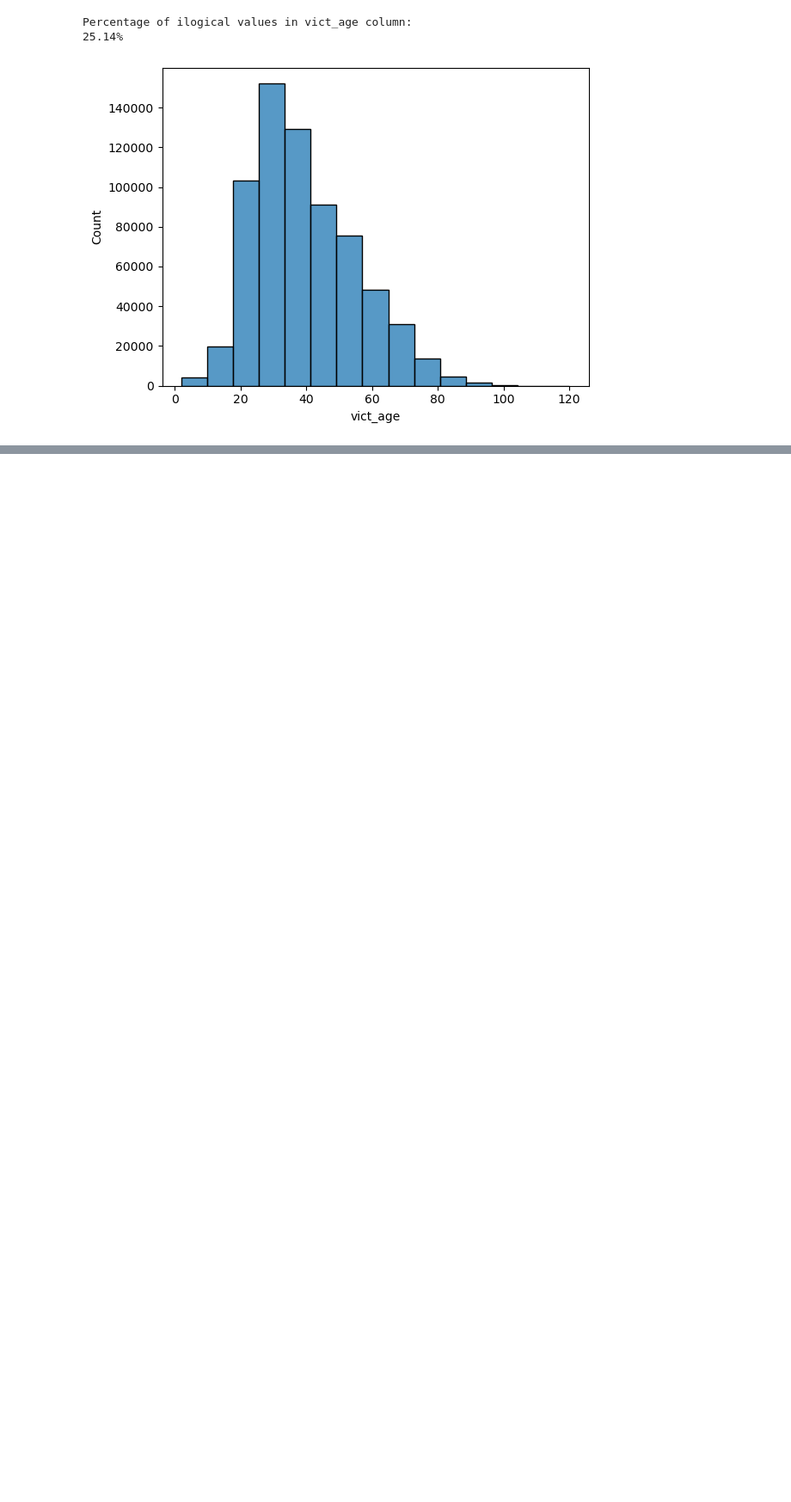
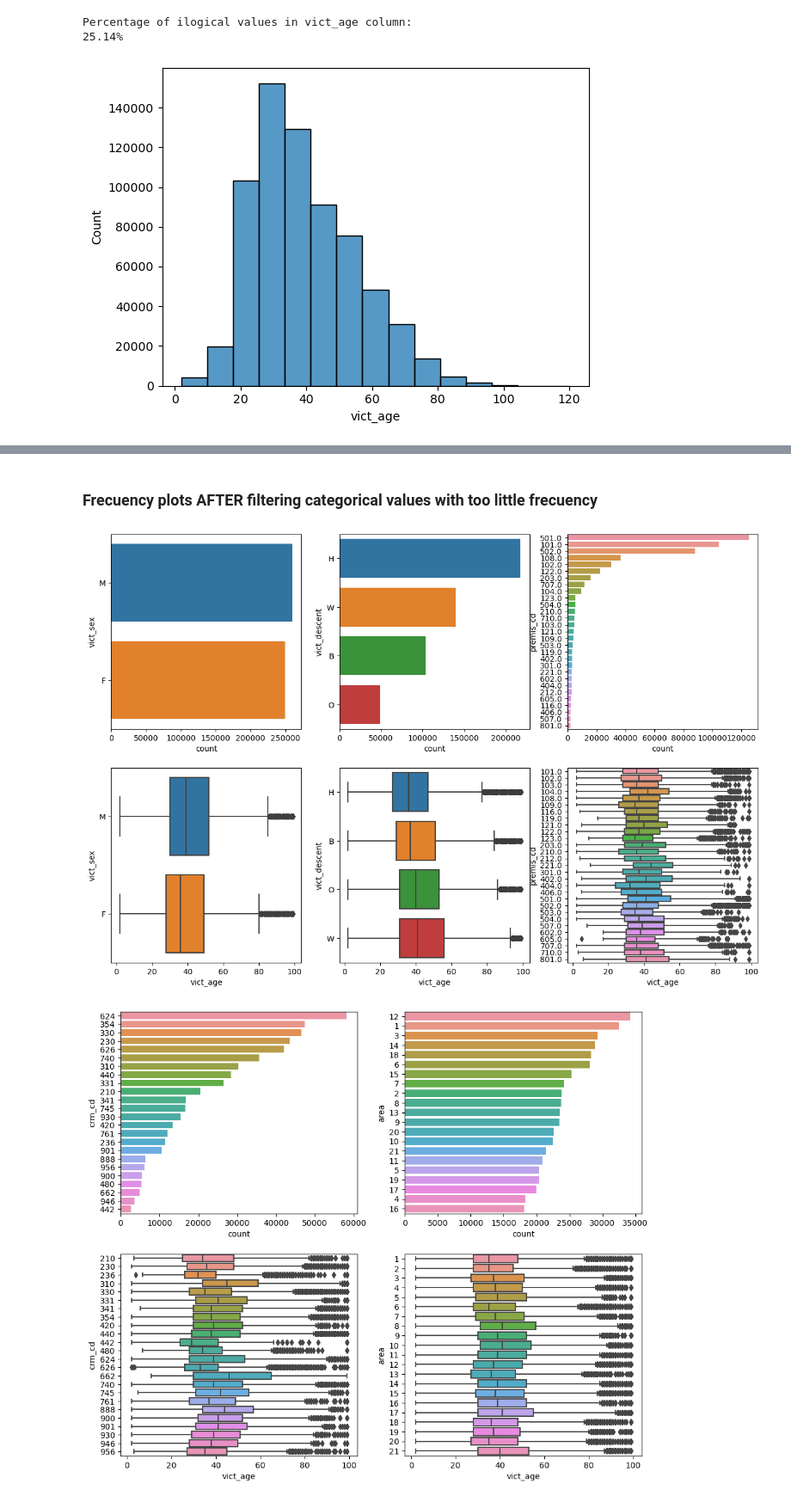
Before and after one commit to subramanyaJagadeesh/cmpe-255-crime-analysis, a Jupyter notebook: EDA.ipynb, the cells around one changed output, grey strips where cells are left out. Shown at 86% size. Cells and saved outputs as stored; diff of their text form; code cells hidden in the pictures; blank space fills up the shorter version.

```diff
--- a/EDA.ipynb
+++ b/EDA.ipynb
@@ -199,0 +195,8 @@ sample_df
+# %% [markdown]
+### Frecuency plots AFTER filtering categorical values with too little frecuency
+# %%
+df = filterPercent(df, [ 'premis_cd', 'crm_cd', 'vict_descent', 'vict_sex'], 90)
+plotFrecuency(df[cat_cols + ['vict_age']])
+# %% [output]
+[figure, added]
+[figure, added]
```
Also changed, not shown: parts of 26 cells of this notebook, 1 other file.
